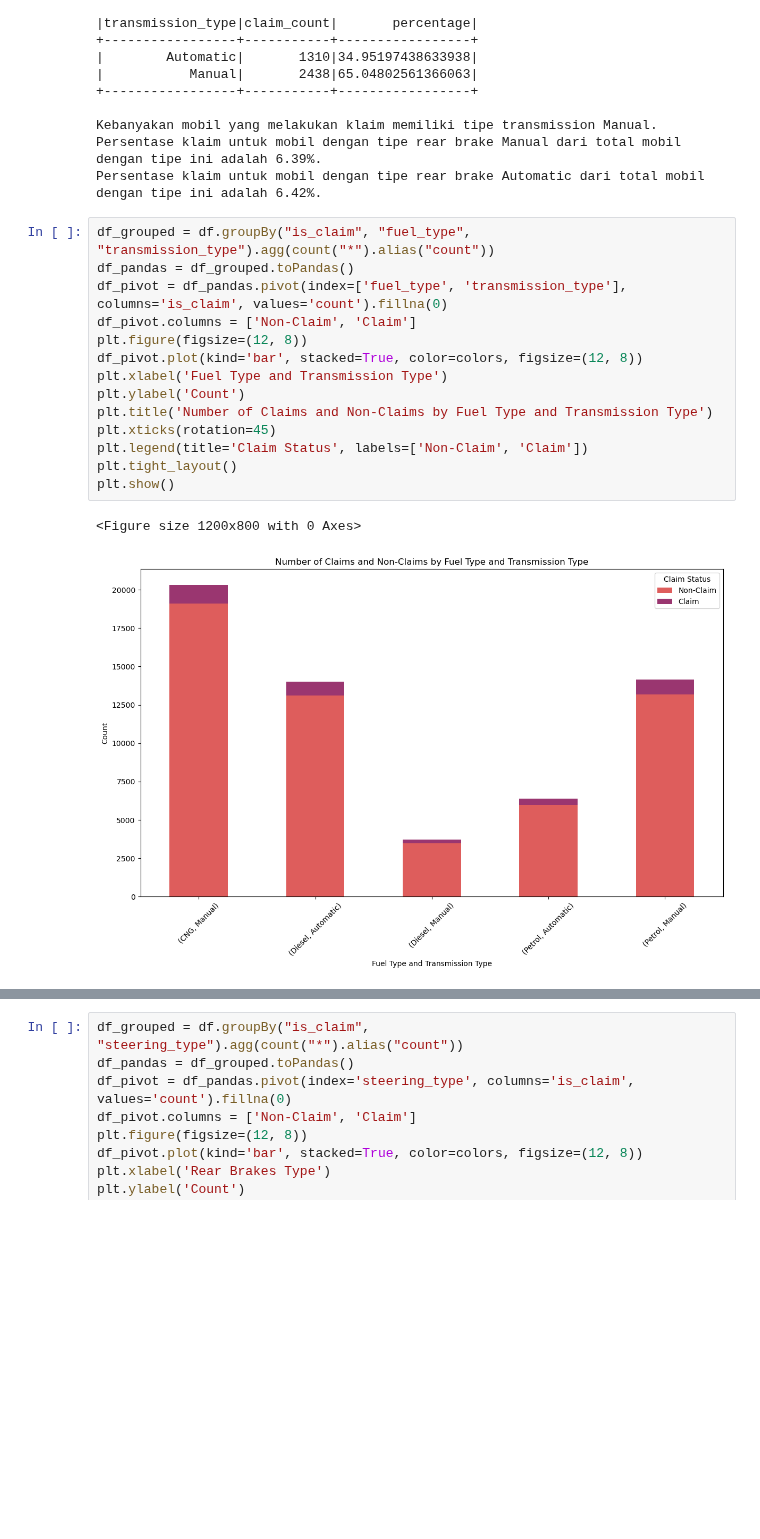
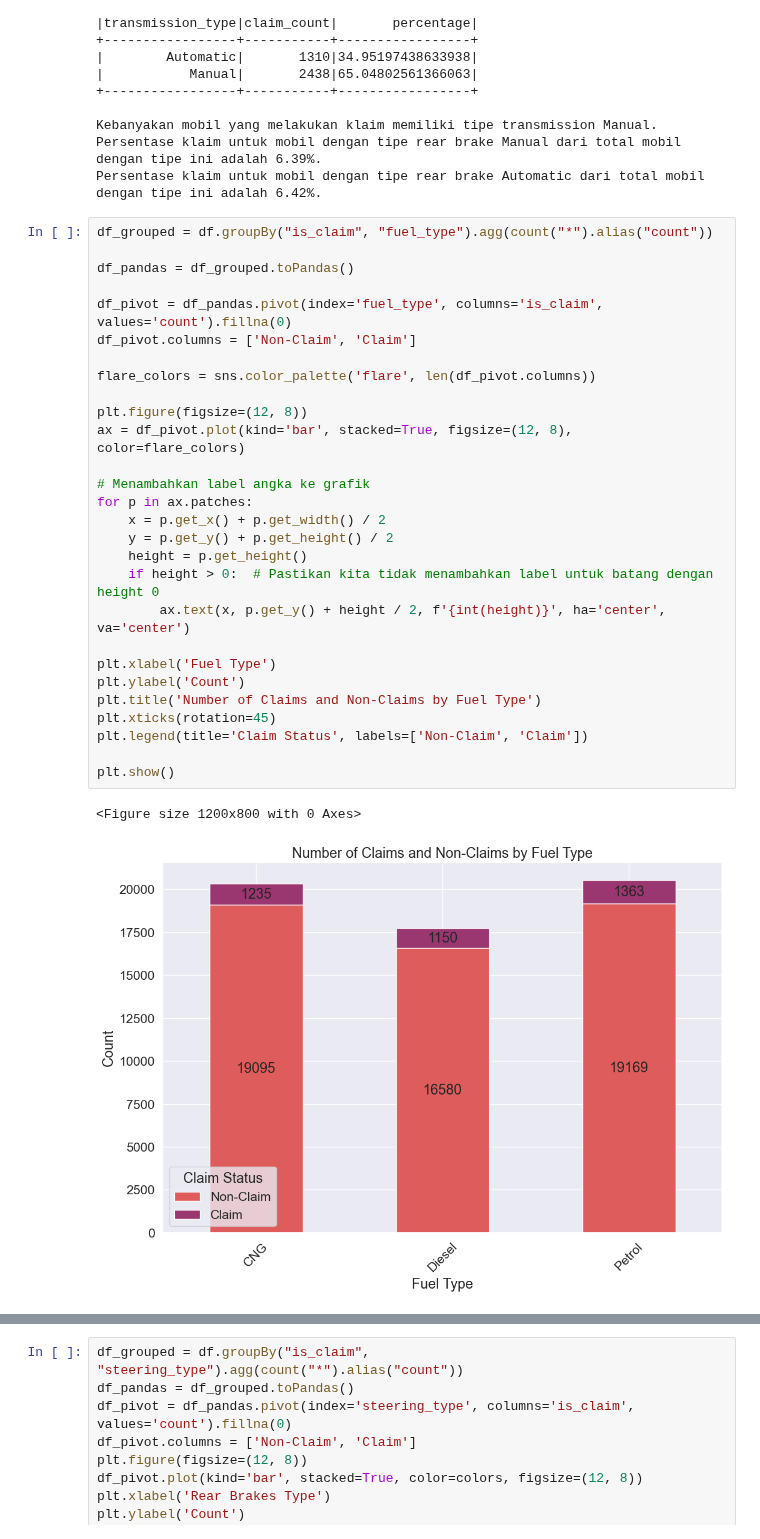
Before and after one commit to evlynEl/BigData, a Jupyter notebook: Projek.ipynb, the cells around one changed output, grey strips where cells are left out. Cells and saved outputs as stored; diff of their text form; blank space fills up the shorter version.

```diff
--- a/Projek.ipynb
+++ b/Projek.ipynb
@@ -718,21 +718,35 @@ Kebanyakan mobil yang melakukan klaim memiliki tipe transmission Manual.
 Persentase klaim untuk mobil dengan tipe rear brake Manual dari total mobil dengan tipe ini adalah 6.39%.
 Persentase klaim untuk mobil dengan tipe rear brake Automatic dari total mobil dengan tipe ini adalah 6.42%.
 # %%
-df_grouped = df.groupBy("is_claim", "fuel_type", "transmission_type").agg(count("*").alias("count"))
+df_grouped = df.groupBy("is_claim", "fuel_type").agg(count("*").alias("count"))
+
 df_pandas = df_grouped.toPandas()
-df_pivot = df_pandas.pivot(index=['fuel_type', 'transmission_type'], columns='is_claim', values='count').fillna(0)
+
+df_pivot = df_pandas.pivot(index='fuel_type', columns='is_claim', values='count').fillna(0)
 df_pivot.columns = ['Non-Claim', 'Claim']
+
+flare_colors = sns.color_palette('flare', len(df_pivot.columns))
+
 plt.figure(figsize=(12, 8))
-df_pivot.plot(kind='bar', stacked=True, color=colors, figsize=(12, 8))
-plt.xlabel('Fuel Type and Transmission Type')
+ax = df_pivot.plot(kind='bar', stacked=True, figsize=(12, 8), color=flare_colors)
+
+# Menambahkan label angka ke grafik
+for p in ax.patches:
+    x = p.get_x() + p.get_width() / 2
+    y = p.get_y() + p.get_height() / 2
+    height = p.get_height()
+    if height > 0:  # Pastikan kita tidak menambahkan label untuk batang dengan height 0
+        ax.text(x, p.get_y() + height / 2, f'{int(height)}', ha='center', va='center')
+
+plt.xlabel('Fuel Type')
 plt.ylabel('Count')
-plt.title('Number of Claims and Non-Claims by Fuel Type and Transmission Type')
+plt.title('Number of Claims and Non-Claims by Fuel Type')
 plt.xticks(rotation=45)
 plt.legend(title='Claim Status', labels=['Non-Claim', 'Claim'])
-plt.tight_layout()
+
 plt.show()
 # %% [output]
 <Figure size 1200x800 with 0 Axes>
-[figure, old version]
+[figure, new version]
 # %%
 df_claims = df.filter(col("is_claim") == 1)
```
Also changed, not shown: parts of 1 cell of this notebook.
